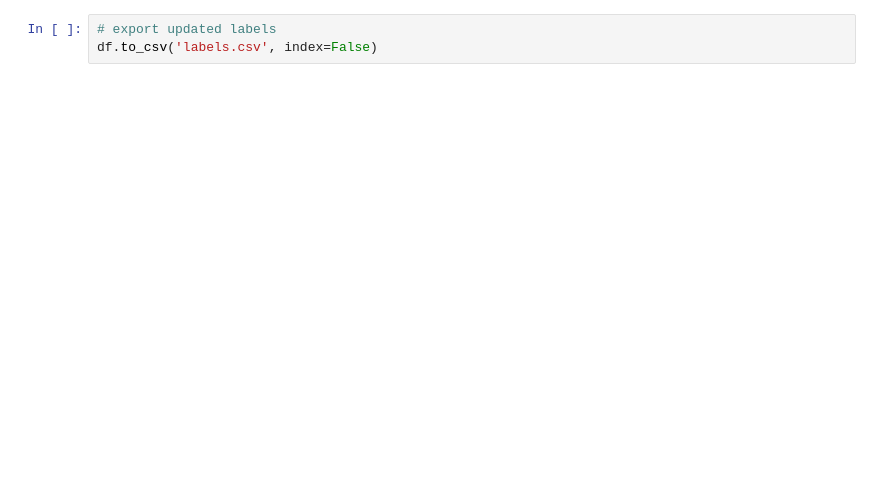
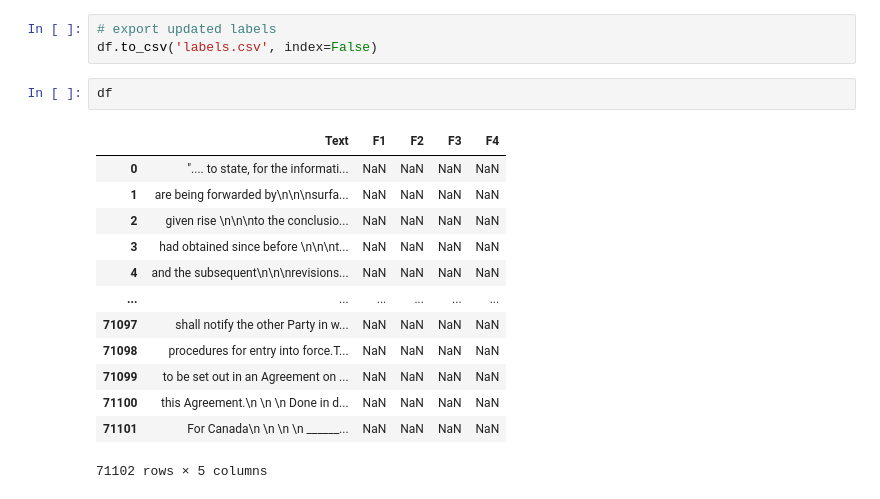
Before and after one commit to ml24330/trade, a Jupyter notebook: Data Labelling/Data labelling.ipynb, the cells around one changed output. Cells and saved outputs as stored; diff of their text form; blank space fills up the shorter version.

```diff
--- a/Data Labelling/Data labelling.ipynb
+++ b/Data Labelling/Data labelling.ipynb
@@ -85,3 +84,19 @@ dtype: int64
 # %%
 # export updated labels
 df.to_csv('labels.csv', index=False)
+# %%
+df
+# %% [output]
+|  | Text | F1 | F2 | F3 | F4 |
+| 0 | ".... to state, for the informati... | NaN | NaN | NaN | NaN |
+| 1 | are being forwarded by\n\n\nsurfa... | NaN | NaN | NaN | NaN |
+| 2 | given rise \n\n\nto the conclusio... | NaN | NaN | NaN | NaN |
+| 3 | had obtained since before \n\n\nt... | NaN | NaN | NaN | NaN |
+| 4 | and the subsequent\n\n\nrevisions... | NaN | NaN | NaN | NaN |
+| ... | ... | ... | ... | ... | ... |
+| 71097 | shall notify the other Party in w... | NaN | NaN | NaN | NaN |
+| 71098 | procedures for entry into force.T... | NaN | NaN | NaN | NaN |
+| 71099 | to be set out in an Agreement on ... | NaN | NaN | NaN | NaN |
+| 71100 | this Agreement.\n \n \n Done in d... | NaN | NaN | NaN | NaN |
+| 71101 | For Canada\n \n \n \n ______... | NaN | NaN | NaN | NaN |
+71102 rows × 5 columns
```
Also changed, not shown: parts of 1 cell of this notebook, 8 other files.
